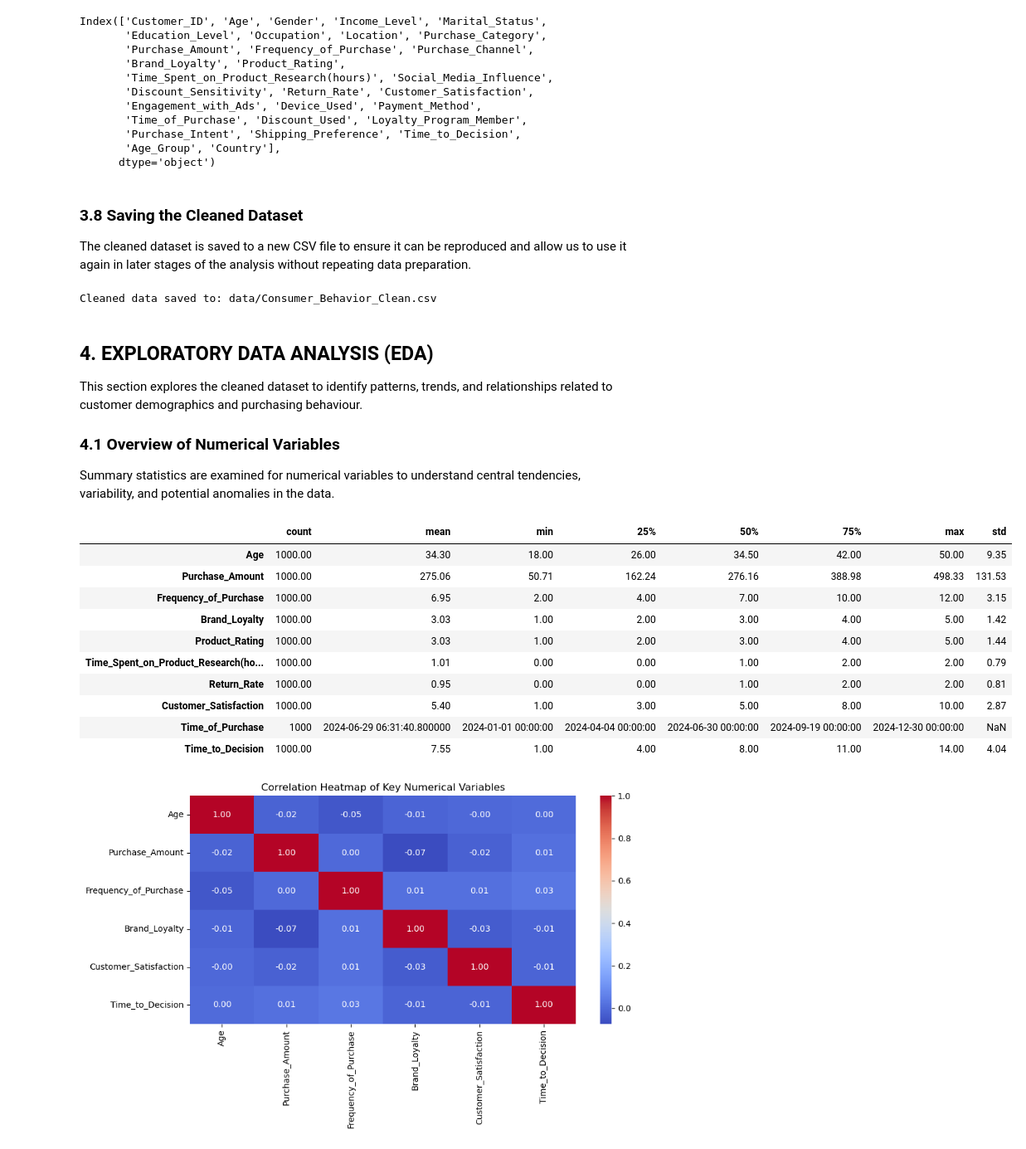
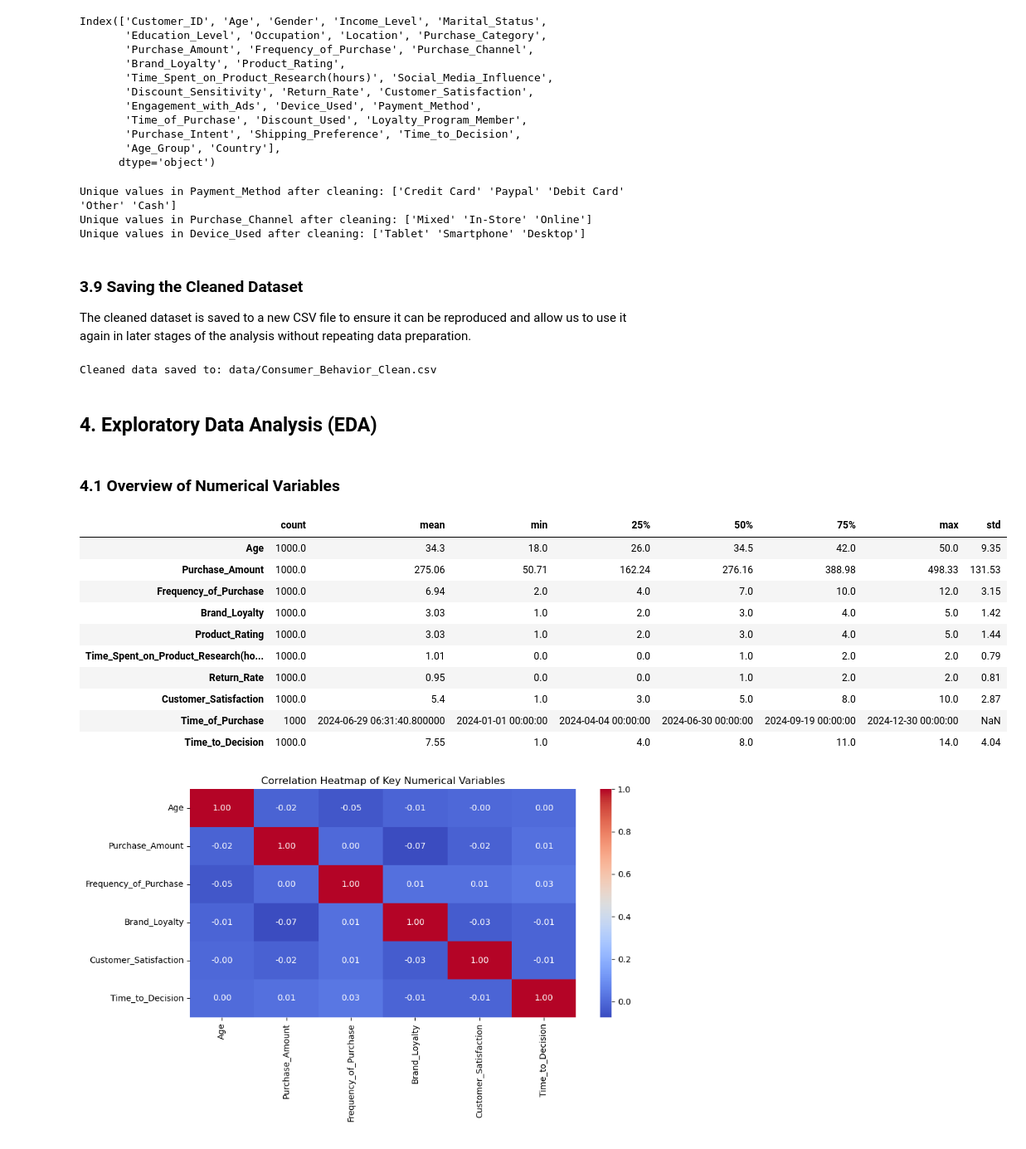
Before and after one commit to marianemcgrath/pfda, a Jupyter notebook: project/project.ipynb, the cells around one changed output. Shown at 83% size. Saved outputs shown, nothing was run; the diff lists cells and outputs as text; code cells hidden in the pictures.

```diff
--- a/project/project.ipynb
+++ b/project/project.ipynb
@@ -317,9 +264,9 @@ Name: count, dtype: int64
 # %%
-import geonamescache
-gc = geonamescache.GeonamesCache()
+# Offline geolocation mapping using geonamescache
+geocache = gc.GeonamesCache()
 
-cities = gc.get_cities()  # Dictionary of city IDs to details
-countries = gc.get_countries()  # Dictionary of country codes to details
+cities = geocache.get_cities()  # Dictionary of city IDs to details
+countries = geocache.get_countries()  # Dictionary of country codes to details
 
 # Build mapping: lowercase city name -> country name (English)
 city_to_country = {}
@@ -337,5 +284,11 @@ for city_info in cities.values():
 df['Country'] = df['Location'].str.lower().map(city_to_country)
 
 print(f"Offline mapping covered: {df['Country'].notna().sum()} / {len(df)} rows")
+
+# Source: https://stackoverflow.com/questions/60396125/pandas-apply-cell-value-to-geonamescache-function-large-file (geonamescache function)
+# Source: https://pypi.org/project/geonamescache/0.13/ (geonamescache documentation)
+
+# Initially, the author used geopy library for geolocation, but switched to geonamescache for offline mapping due to API rate limits
+# and performance considerations (it was taking longer than 20 minutes to load the required information).87777
 # %% [output]
 Offline mapping covered: 386 / 1000 rows
@@ -364,0 +297,9 @@ Name: Purchase_Amount, dtype: float64
+# %%
+# Simple approach if formatdata format is consistent
+df['Country'] = df['Location'].str.split(',').str[-1].str.strip()
+
+# For city-only locations, we acknowledge the limitation
+print("Note: Location data contains city names only. Country-level analysis is not possible with current data.")
+
+# Source: https://pandas.pydata.org/docs/reference/api/pandas.Series.str.split.html (pandas string split documentation)
+# Source: https://realpython.com/python-strings/ (Working with strings in Python)
@@ -401,9 +376,19 @@ Index(['Customer_ID', 'Age', 'Gender', 'Income_Level', 'Marital_Status',
       dtype='object')
 # %%
 # Ensure categorical values are stripped and consistently formatted
-for col in ['Payment_Method', 'Purchase_Channel', 'Device_Used']: df[col] = df[col].str.strip().str.title()
+for col in ['Payment_Method', 'Purchase_Channel', 'Device_Used']:
+    df[col] = df[col].str.strip().str.title()
+
+    print(f"Unique values in {col} after cleaning:", df[col].unique())
+
+# Source: https://pandas.pydata.org/docs/reference/api/pandas.Series.str.strip.html (pandas str.strip() documentation)
+# Source: https://www.geeksforgeeks.org/python/get-unique-values-from-a-column-in-pandas-dataframe/ (Unique Values from a Column)
+# %% [output]
+Unique values in Payment_Method after cleaning: ['Credit Card' 'Paypal' 'Debit Card' 'Other' 'Cash']
+Unique values in Purchase_Channel after cleaning: ['Mixed' 'In-Store' 'Online']
+Unique values in Device_Used after cleaning: ['Tablet' 'Smartphone' 'Desktop']
 # %% [markdown]
-### 3.8 Saving the Cleaned Dataset
+### 3.9 Saving the Cleaned Dataset
 
 The cleaned dataset is saved to a new CSV file to ensure it can be reproduced and allow us to use it again in later stages of the analysis without repeating data preparation.
 # %%
@@ -415,30 +400,28 @@ df.to_csv(CLEAN_FULLPATH, index=False)
 print(f"Cleaned data saved to: {CLEAN_FULLPATH}")
 # %% [output]
 Cleaned data saved to: data/Consumer_Behavior_Clean.csv
-# %% [markdown]
-## 4. EXPLORATORY DATA ANALYSIS (EDA)
-
-This section explores the cleaned dataset to identify patterns, trends, and relationships related to customer demographics and purchasing behaviour.
-
-### 4.1 Overview of Numerical Variables
-
-Summary statistics are examined for numerical variables to understand central tendencies, variability, and potential anomalies in the data.
+# %% [markdown]
+## 4. Exploratory Data Analysis (EDA)
+# %% [markdown]
+### 4.1 Overview of Numerical Variables
 # %%
 # Statistical summary of the DataFrame (taking into account only numerical columns)
-pd.options.display.float_format = '{:.2f}'.format
-df.describe().T
+df.describe().round(2).T
+
+# Source: https://pandas.pydata.org/docs/reference/api/pandas.DataFrame.describe.html (pandas DataFrame.describe documentation)
+# Source: https://www.geeksforgeeks.org/python/pandas-dataframe-t-function-in-python/ (DataFrame.T function)
 # %% [output]
 |  | count | mean | min | 25% | 50% | 75% | max | std |
-| Age | 1000.00 | 34.30 | 18.00 | 26.00 | 34.50 | 42.00 | 50.00 | 9.35 |
-| Purchase_Amount | 1000.00 | 275.06 | 50.71 | 162.24 | 276.16 | 388.98 | 498.33 | 131.53 |
-| Frequency_of_Purchase | 1000.00 | 6.95 | 2.00 | 4.00 | 7.00 | 10.00 | 12.00 | 3.15 |
-| Brand_Loyalty | 1000.00 | 3.03 | 1.00 | 2.00 | 3.00 | 4.00 | 5.00 | 1.42 |
-| Product_Rating | 1000.00 | 3.03 | 1.00 | 2.00 | 3.00 | 4.00 | 5.00 | 1.44 |
-| Time_Spent_on_Product_Research(ho... | 1000.00 | 1.01 | 0.00 | 0.00 | 1.00 | 2.00 | 2.00 | 0.79 |
-| Return_Rate | 1000.00 | 0.95 | 0.00 | 0.00 | 1.00 | 2.00 | 2.00 | 0.81 |
-| Customer_Satisfaction | 1000.00 | 5.40 | 1.00 | 3.00 | 5.00 | 8.00 | 10.00 | 2.87 |
+| Age | 1000.0 | 34.3 | 18.0 | 26.0 | 34.5 | 42.0 | 50.0 | 9.35 |
+| Purchase_Amount | 1000.0 | 275.06 | 50.71 | 162.24 | 276.16 | 388.98 | 498.33 | 131.53 |
+| Frequency_of_Purchase | 1000.0 | 6.94 | 2.0 | 4.0 | 7.0 | 10.0 | 12.0 | 3.15 |
+| Brand_Loyalty | 1000.0 | 3.03 | 1.0 | 2.0 | 3.0 | 4.0 | 5.0 | 1.42 |
+| Product_Rating | 1000.0 | 3.03 | 1.0 | 2.0 | 3.0 | 4.0 | 5.0 | 1.44 |
+| Time_Spent_on_Product_Research(ho... | 1000.0 | 1.01 | 0.0 | 0.0 | 1.0 | 2.0 | 2.0 | 0.79 |
+| Return_Rate | 1000.0 | 0.95 | 0.0 | 0.0 | 1.0 | 2.0 | 2.0 | 0.81 |
+| Customer_Satisfaction | 1000.0 | 5.4 | 1.0 | 3.0 | 5.0 | 8.0 | 10.0 | 2.87 |
 | Time_of_Purchase | 1000 | 2024-06-29 06:31:40.800000 | 2024-01-01 00:00:00 | 2024-04-04 00:00:00 | 2024-06-30 00:00:00 | 2024-09-19 00:00:00 | 2024-12-30 00:00:00 | NaN |
-| Time_to_Decision | 1000.00 | 7.55 | 1.00 | 4.00 | 8.00 | 11.00 | 14.00 | 4.04 |
+| Time_to_Decision | 1000.0 | 7.55 | 1.0 | 4.0 | 8.0 | 11.0 | 14.0 | 4.04 |
 # %%
 # Correlation heatmap for key numerical variables
 plt.figure(figsize=(10,6))
```
Also changed, not shown: parts of 65 cells of this notebook, 3 other files.
